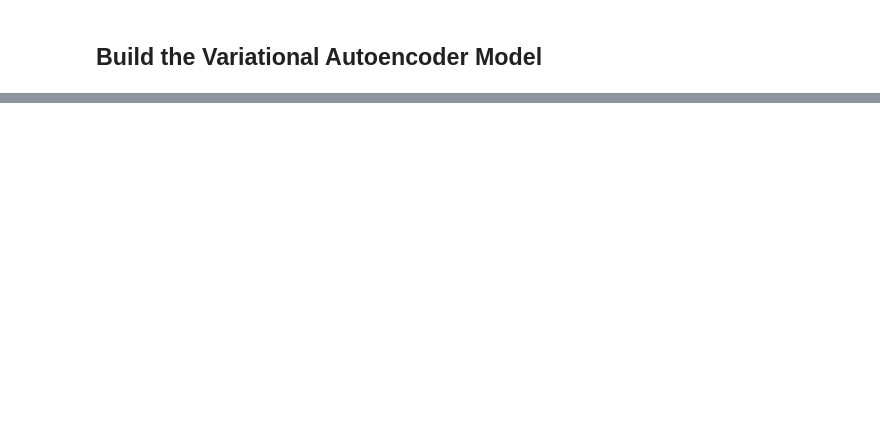
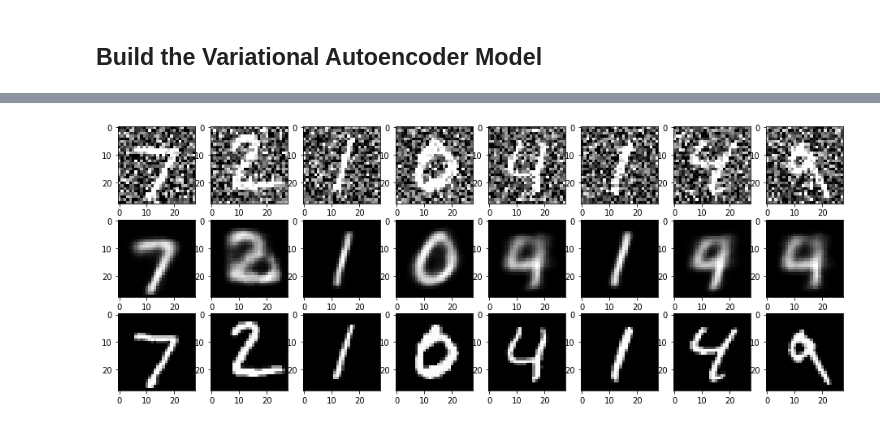
Before and after one commit to aneesh-kaitou1412/vae-mnist, a Jupyter notebook: Convolutional_VAE_MNIST_denoising.ipynb, the cells around one changed output, grey strips where cells are left out. Cells and saved outputs as stored; diff of their text form; code cells hidden in the pictures; blank space fills up the shorter version.

```diff
--- a/Convolutional_VAE_MNIST_denoising.ipynb
+++ b/Convolutional_VAE_MNIST_denoising.ipynb
@@ -155,23 +187,2 @@ Trainable params: 28,385
 Non-trainable params: 0
 _________________________________________________________________
-# %%
-# Build the Autoencoder Model by combining Encoder and Decoder Model
-
-# Define the Losses
-def autoencoder_loss(x_actual_batch, x_decoded_batch):
-  reconstruction_loss = tf.reduce_mean(
-      keras.losses.binary_crossentropy(x_actual_batch,
-                                       x_decoded_batch)
-  )
-  reconstruction_loss *= np.prod(input_shape)
-  kl_loss = 1 + z_log_var - tf.square(z_mean) - tf.exp(z_log_var)
-  kl_loss = tf.reduce_mean(kl_loss)
-  kl_loss *= -0.5
-  total_loss = reconstruction_loss + kl_loss
-  return total_loss
-
-x = encoder(inputs)
-reconstruction = decoder(x[2])
-
-autoencoder = Model(inputs, reconstruction, name='autoencoder')
-autoencoder.summary()
@@ -192,0 +229,4 @@ _________________________________________________________________
+# %%
+vae = VAE(encoder, decoder)
+vae.compile(optimizer='adam')
+vae.fit(x_train_noisy, x_train, epochs=30, batch_size=batch_size)
@@ -192,0 +261,14 @@ _________________________________________________________________
+# %%
+x_test_decoded = vae.decoder(vae.encoder(x_test_noisy)[2])
+x_test_decoded = np.asarray(x_test_decoded)
+# %%
+L = []
+for x in [x_test_noisy, x_test_decoded, x_test]:
+  l = []
+  for i in range(8):
+    l.append(np.reshape(x[i], input_shape[:-1]))
+  L.append(l)
+
+plot_images(L, len(L), len(L[0]))
+# %% [output]
+[figure, added]
```
Also changed, not shown: parts of 11 cells of this notebook.
